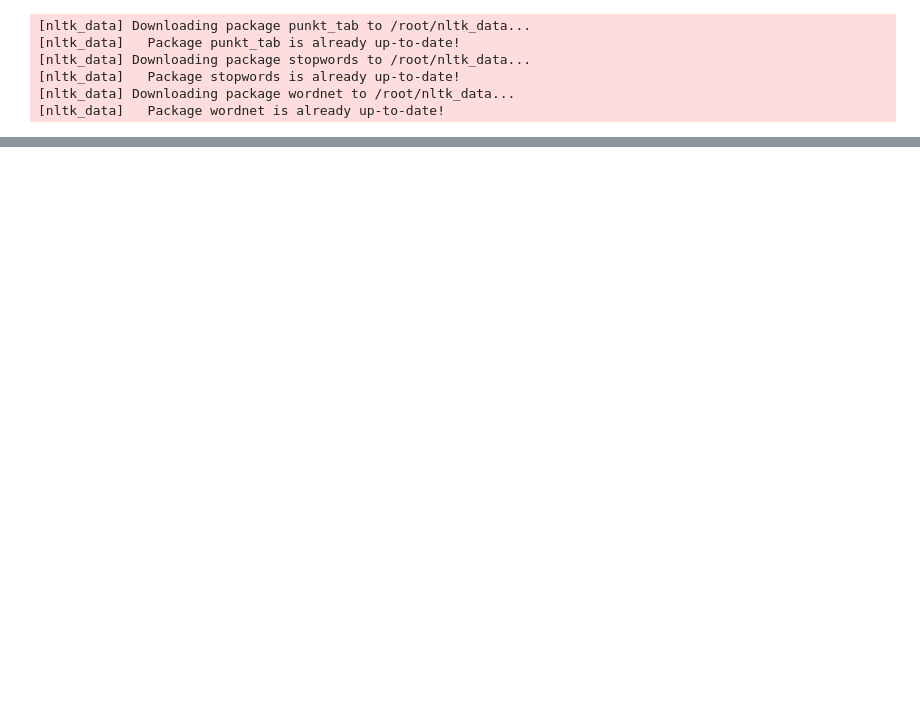
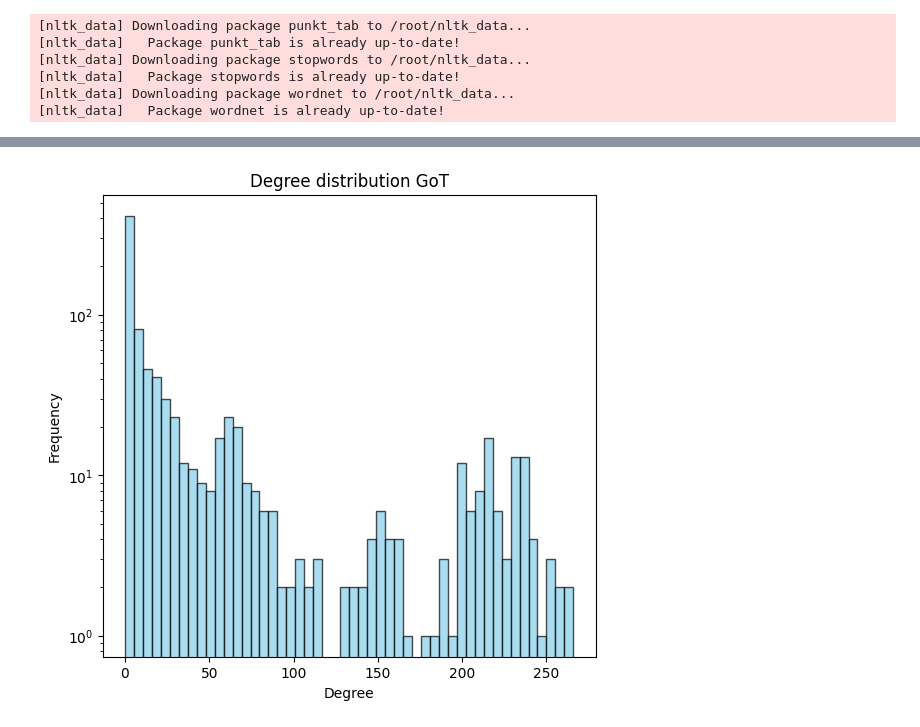
Before and after one commit to RasmusUK/02805-social-graphs-and-interactions-project, a Jupyter notebook: workspace/notebooks/Characters.ipynb, the cells around one changed output, grey strips where cells are left out. Saved outputs shown, nothing was run; the diff lists cells and outputs as text; code cells hidden in the pictures; blank space fills up the shorter version.

Commit message:
add degree distribution

```diff
--- a/workspace/notebooks/Characters.ipynb
+++ b/workspace/notebooks/Characters.ipynb
@@ -372,0 +417,15 @@ else:
+# %%
+def plot_degree_distribution(G, title, color):
+    degrees = [d for _, d in G.degree()]
+    plt.hist(degrees, bins=50, color=color, edgecolor='black', alpha=0.7)
+    plt.title(title)
+    plt.xlabel('Degree')
+    plt.ylabel('Frequency')
+    plt.yscale('log')
+
+fig = plt.figure(figsize=(14, 6))
+
+plt.subplot(1, 2, 1)
+plot_degree_distribution(G, "Degree distribution GoT", 'skyblue')
+# %% [output]
+[figure, added]
```
Also changed, not shown: parts of 6 cells of this notebook, 1 other file.
